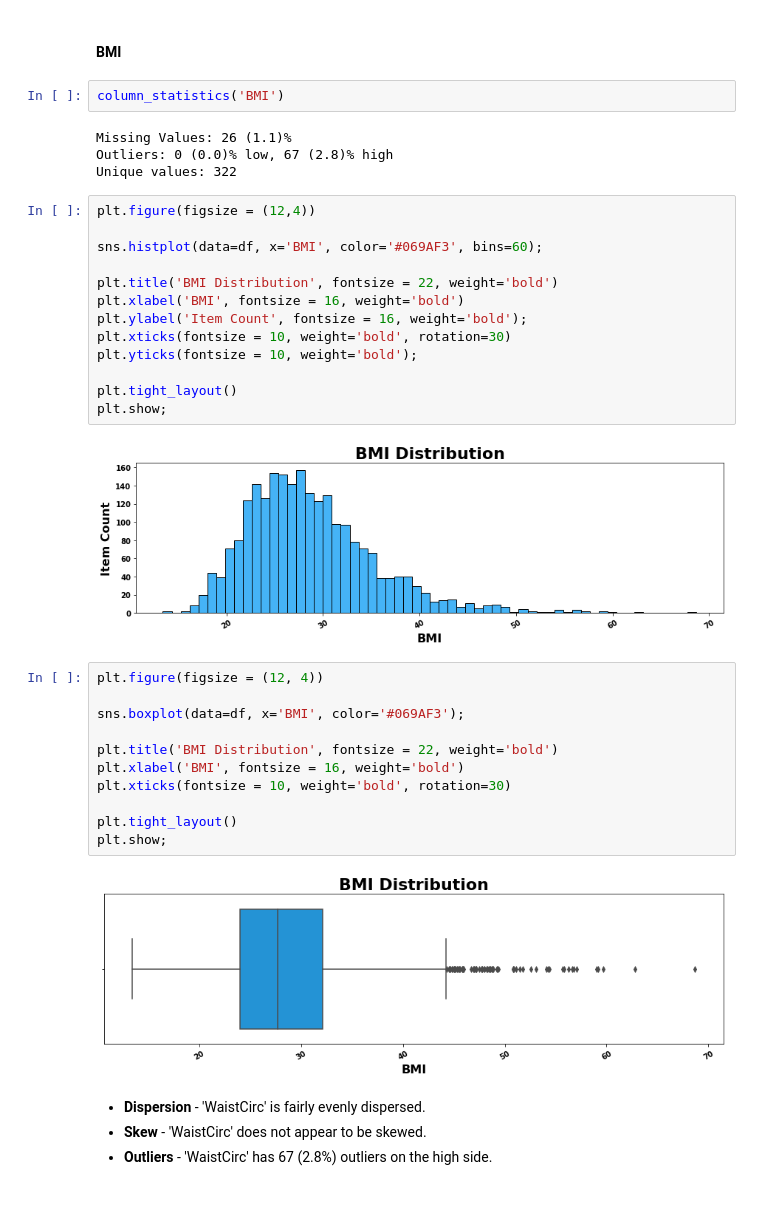
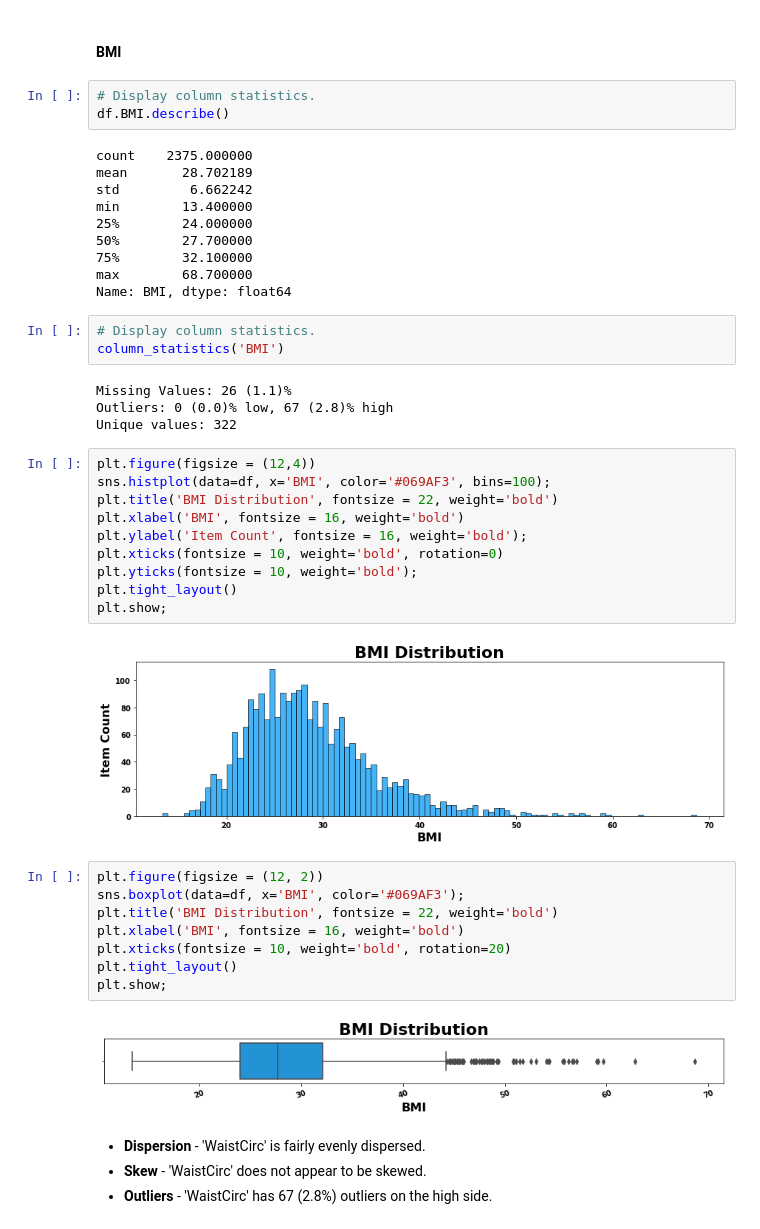
Before and after one commit to YBilodeau/Metabolic-Syndrome-Prediction-Project, a Jupyter notebook: Metabolic_Syndrome_Prediction.ipynb, the cells around one changed output. Saved outputs shown, nothing was run; the diff lists cells and outputs as text; blank space fills up the shorter version.

```diff
--- a/Metabolic_Syndrome_Prediction.ipynb
+++ b/Metabolic_Syndrome_Prediction.ipynb
@@ -725,40 +745,48 @@ plt.show;
 - **Outliers** - 'WaistCirc' has 44 (1.8%) outliers on the high side.
 # %% [markdown]
 #### **BMI**
-# %%
-column_statistics('BMI')
-# %% [output]
-Missing Values: 26 (1.1)%
-Outliers: 0 (0.0)% low, 67 (2.8)% high
-Unique values: 322
+# %%
+# Display column statistics.
+df.BMI.describe()
+# %% [output]
+count    2375.000000
+mean       28.702189
+std         6.662242
+min        13.400000
+25%        24.000000
+50%        27.700000
+75%        32.100000
+max        68.700000
+Name: BMI, dtype: float64
+# %%
+# Display column statistics.
+column_statistics('BMI')
+# %% [output]
+Missing Values: 26 (1.1)%
+Outliers: 0 (0.0)% low, 67 (2.8)% high
+Unique values: 322
 # %%
 plt.figure(figsize = (12,4))
-
-sns.histplot(data=df, x='BMI', color='#069AF3', bins=60);
-
+sns.histplot(data=df, x='BMI', color='#069AF3', bins=100);
 plt.title('BMI Distribution', fontsize = 22, weight='bold')
 plt.xlabel('BMI', fontsize = 16, weight='bold')
 plt.ylabel('Item Count', fontsize = 16, weight='bold');
-plt.xticks(fontsize = 10, weight='bold', rotation=30)
+plt.xticks(fontsize = 10, weight='bold', rotation=0)
 plt.yticks(fontsize = 10, weight='bold');
-
 plt.tight_layout()
 plt.show;
 # %% [output]
-[figure, old version]
+[figure, new version]
 # %%
-plt.figure(figsize = (12, 4))
-
+plt.figure(figsize = (12, 2))
 sns.boxplot(data=df, x='BMI', color='#069AF3');
-
 plt.title('BMI Distribution', fontsize = 22, weight='bold')
 plt.xlabel('BMI', fontsize = 16, weight='bold')
-plt.xticks(fontsize = 10, weight='bold', rotation=30)
-
+plt.xticks(fontsize = 10, weight='bold', rotation=20)
 plt.tight_layout()
 plt.show;
 # %% [output]
-[figure, old version]
+[figure, new version]
 # %% [markdown]
 - **Dispersion** - 'WaistCirc' is fairly evenly dispersed.
 - **Skew** - 'WaistCirc' does not appear to be skewed.
```
Also changed, not shown: parts of 74 cells of this notebook.
